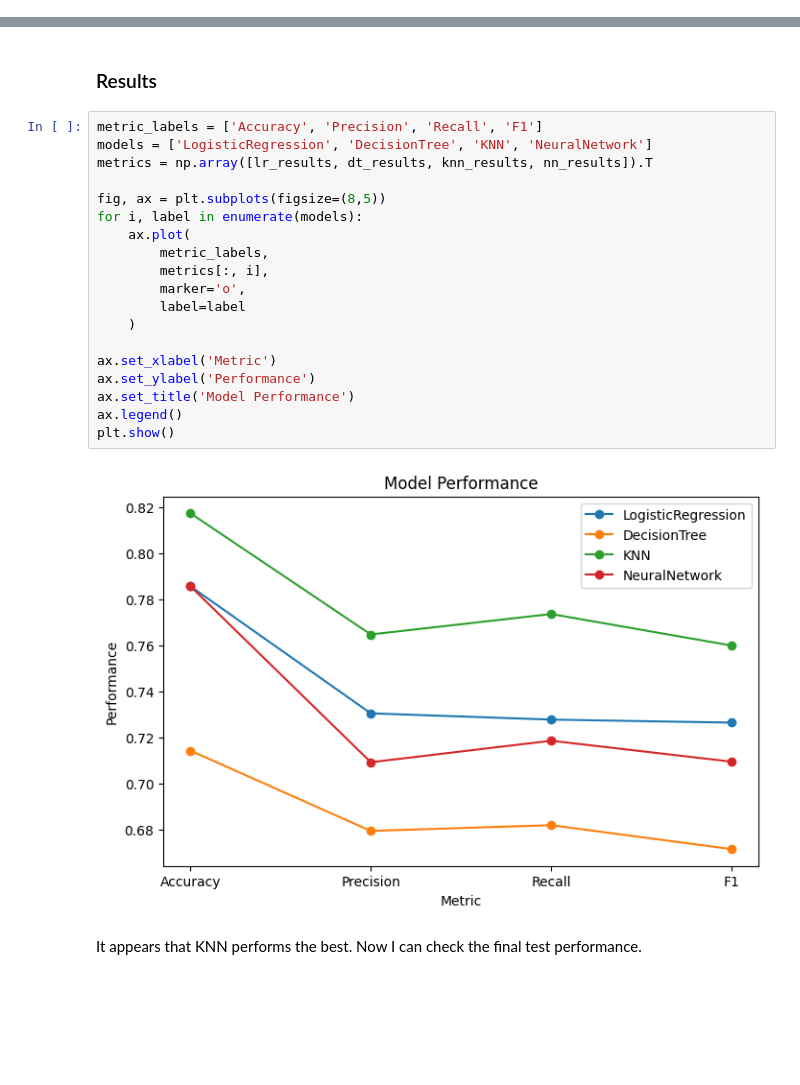
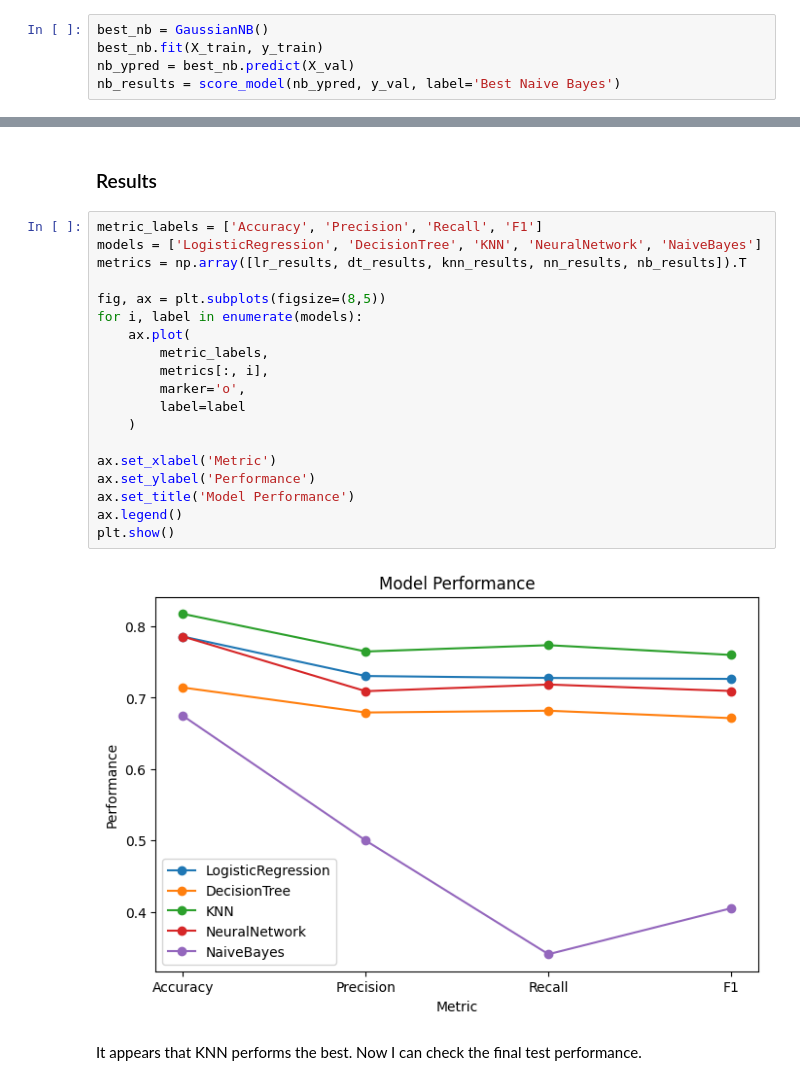
Before and after one commit to tikkikkit21/WeatherML, a Jupyter notebook: research.ipynb, the cells around one changed output, grey strips where cells are left out. Cells and saved outputs as stored; diff of their text form; blank space fills up the shorter version.

Commit message:
Add Naive Bayes
Resolves #20

```diff
--- a/research.ipynb
+++ b/research.ipynb
@@ -668,0 +672,5 @@ Params: Best Neural Network
+# %%
+best_nb = GaussianNB()
+best_nb.fit(X_train, y_train)
+nb_ypred = best_nb.predict(X_val)
+nb_results = score_model(nb_ypred, y_val, label='Best Naive Bayes')
@@ -670,25 +685,25 @@ Params: Best Neural Network
 ### Results
 # %%
 metric_labels = ['Accuracy', 'Precision', 'Recall', 'F1']
-models = ['LogisticRegression', 'DecisionTree', 'KNN', 'NeuralNetwork']
-metrics = np.array([lr_results, dt_results, knn_results, nn_results]).T
+models = ['LogisticRegression', 'DecisionTree', 'KNN', 'NeuralNetwork', 'NaiveBayes']
+metrics = np.array([lr_results, dt_results, knn_results, nn_results, nb_results]).T
 
 fig, ax = plt.subplots(figsize=(8,5))
 for i, label in enumerate(models):
     ax.plot(
         metric_labels,
         metrics[:, i],
         marker='o',
         label=label
     )
 
 ax.set_xlabel('Metric')
 ax.set_ylabel('Performance')
 ax.set_title('Model Performance')
 ax.legend()
 plt.show()
 # %% [output]
-[figure, old version]
+[figure, new version]
 # %% [markdown]
 It appears that KNN performs the best. Now I can check the final test performance.
 # %%
```
Also changed, not shown: parts of 3 cells of this notebook.
